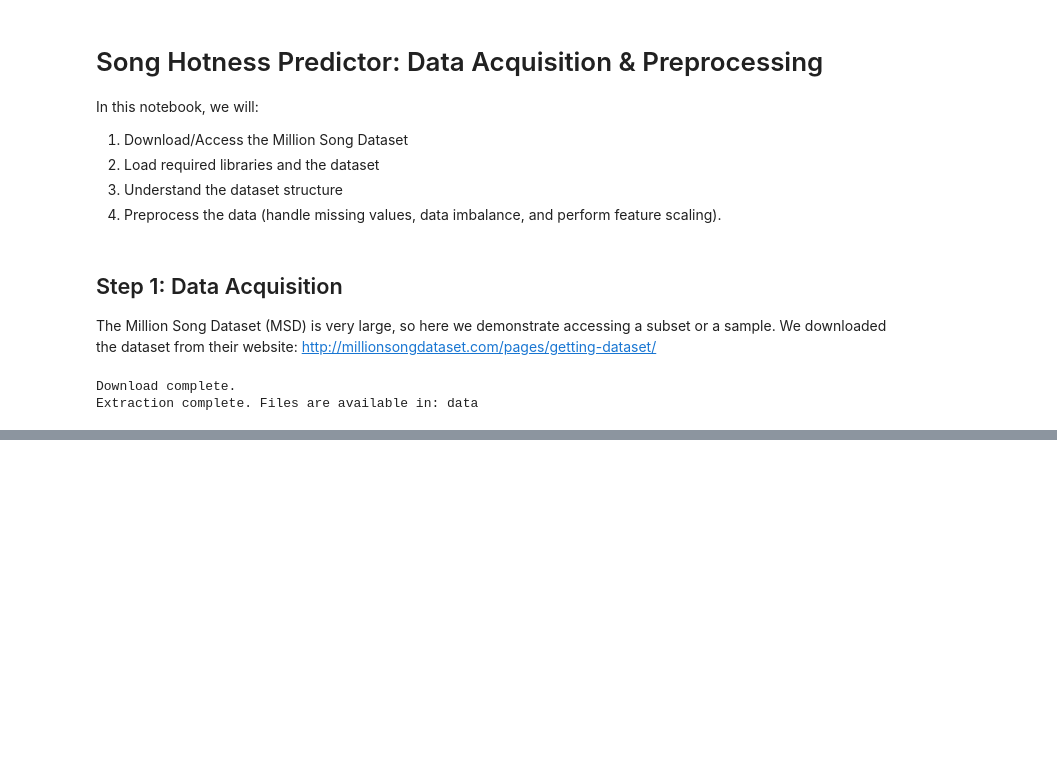
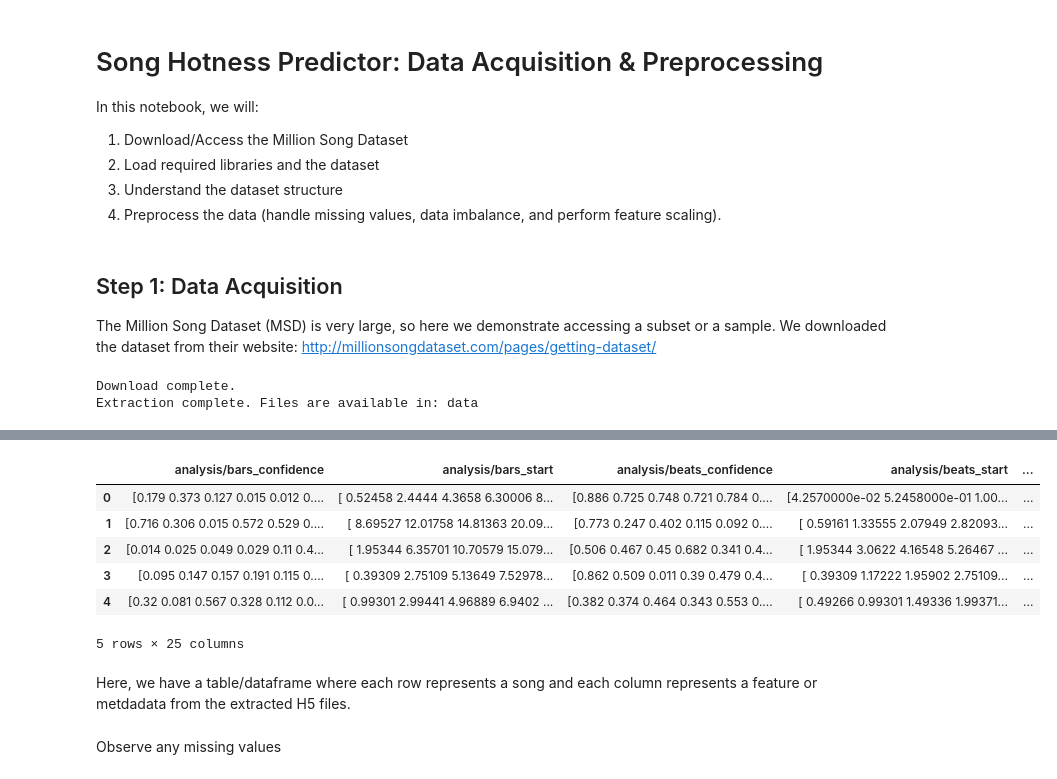
Before and after one commit to henro25/song-hotness-predictor, a Jupyter notebook: dataset-preprocessing.ipynb, the cells around one changed output, grey strips where cells are left out. Drawn from its saved outputs; the diff is of its cells as text; code cells hidden in the pictures; blank space fills up the shorter version.

```diff
--- a/dataset-preprocessing.ipynb
+++ b/dataset-preprocessing.ipynb
@@ -71,0 +147,14 @@ Extraction complete. Files are available in: data
+# %%
+million_song_subset_df.head()
+# %% [output]
+|  | analysis/bars_confidence | analysis/bars_start | analysis/beats_confidence | analysis/beats_start | ... |
+| 0 | [0.179 0.373 0.127 0.015 0.012 0.... | [ 0.52458 2.4444 4.3658 6.30006 8... | [0.886 0.725 0.748 0.721 0.784 0.... | [4.2570000e-02 5.2458000e-01 1.00... | ... |
+| 1 | [0.716 0.306 0.015 0.572 0.529 0.... | [ 8.69527 12.01758 14.81363 20.09... | [0.773 0.247 0.402 0.115 0.092 0.... | [ 0.59161 1.33555 2.07949 2.82093... | ... |
+| 2 | [0.014 0.025 0.049 0.029 0.11 0.4... | [ 1.95344 6.35701 10.70579 15.079... | [0.506 0.467 0.45 0.682 0.341 0.4... | [ 1.95344 3.0622 4.16548 5.26467 ... | ... |
+| 3 | [0.095 0.147 0.157 0.191 0.115 0.... | [ 0.39309 2.75109 5.13649 7.52978... | [0.862 0.509 0.011 0.39 0.479 0.4... | [ 0.39309 1.17222 1.95902 2.75109... | ... |
+| 4 | [0.32 0.081 0.567 0.328 0.112 0.0... | [ 0.99301 2.99441 4.96889 6.9402 ... | [0.382 0.374 0.464 0.343 0.553 0.... | [ 0.49266 0.99301 1.49336 1.99371... | ... |
+5 rows × 25 columns
+# %% [markdown]
+Here, we have a table/dataframe where each row represents a song and each column represents a feature or metdadata from the extracted H5 files.
+# %% [markdown]
+Observe any missing values
```
Also changed, not shown: parts of 5 cells of this notebook, 2 other files.
